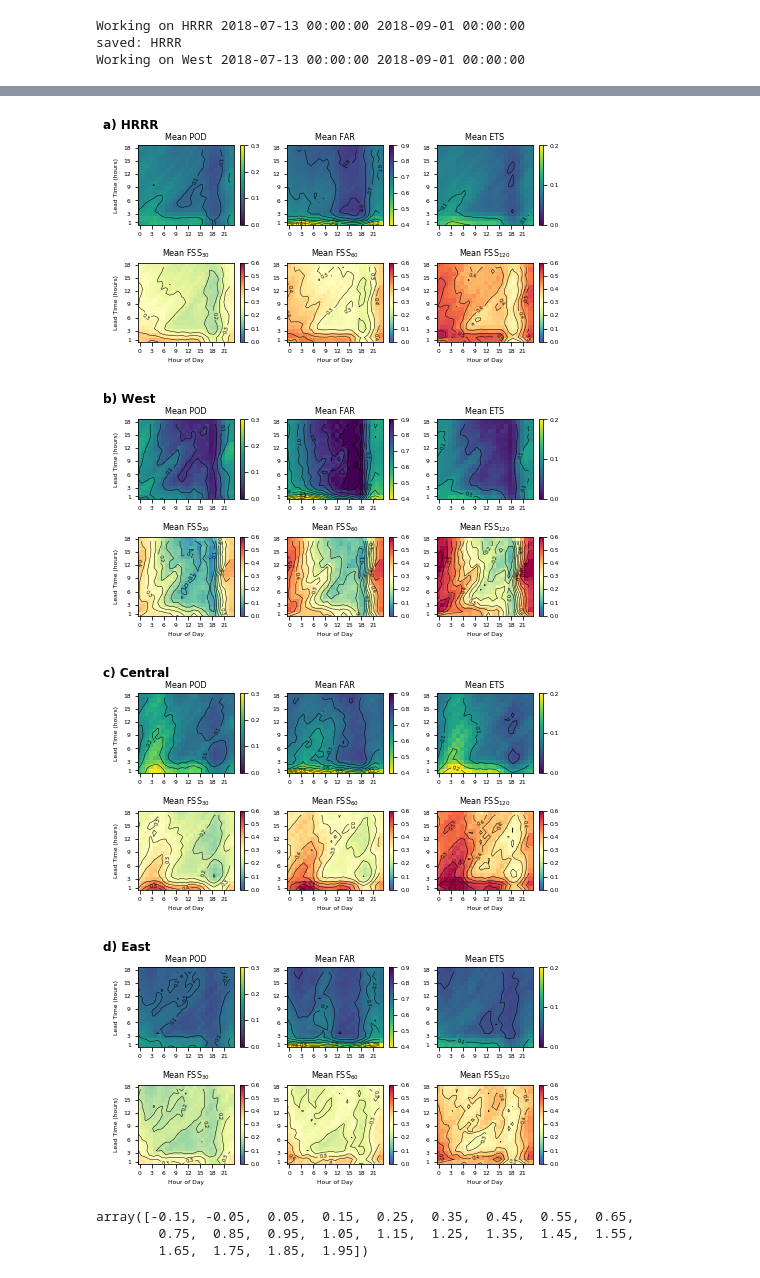
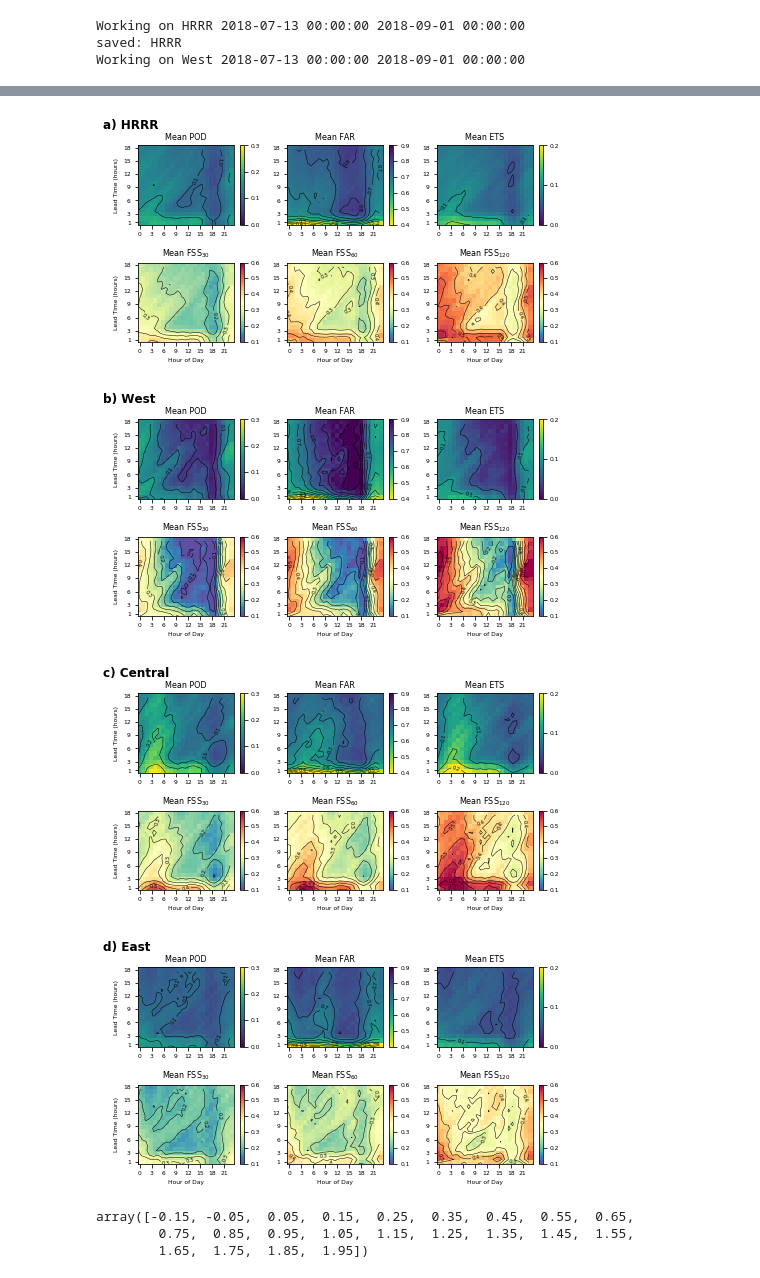
Before and after one commit to blaylockbk/pyBKB_v3, a Jupyter notebook: publications/GLM_HRRR/Fig-07_Hovmoller.ipynb, the cells around one changed output, grey strips where cells are left out. Cells and saved outputs as stored; diff of their text form; code cells hidden in the pictures.

```diff
--- a/publications/GLM_HRRR/Fig-07_Hovmoller.ipynb
+++ b/publications/GLM_HRRR/Fig-07_Hovmoller.ipynb
@@ -183,7 +183,7 @@ for DOMAIN, label in zip(domains, labels):
              [2, CT['ETS'], .2, 0, 'viridis', 'ETS']]
 
     for idx, r in zip(range(3,3+len(radii)), radii):
-        plots.append([idx, FSS[r]['FSS'], .6, 0, 'Spectral_r', r'FSS$\mathregular{_{%s}}$' % (r*3)])
+        plots.append([idx, FSS[r]['FSS'], .6, .1, 'Spectral_r', r'FSS$\mathregular{_{%s}}$' % (r*3)])
 
 
     fig, axes = plt.subplots(2,3)
@@ -215,37 +215,37 @@ for DOMAIN, label in zip(domains, labels):
         plt.title('Mean %s' % name)
 
     plt.suptitle('%s %s' % (label, DOMAIN), y=1.01, x=0, ha='left', fontsize=12)
     fig.tight_layout()
 
     plt.savefig('./figs/Fig-07%s_HOV_skill_%s.png' % (label[0],DOMAIN))
     print('saved:', DOMAIN)
 
     #if DOMAIN != 'HRRR':
     #    plt.close()
 
 print('Sta Date:', sDATE.strftime('%H%M UTC %d %B %Y'))
 print('End Date:', eDATE.strftime('%H%M UTC %d %B %Y'))
 
 # Numnber of samples
 print('Contingency Table Samples:', len(CT['DATES']))
 print('       FSS Scores Samples:', len(FSS[10]['DATES']))
 # %% [output]
 Working on HRRR 2018-07-13 00:00:00 2018-09-01 00:00:00
 saved: HRRR
 Working on West 2018-07-13 00:00:00 2018-09-01 00:00:00
 saved: West
 Working on Central 2018-07-13 00:00:00 2018-09-01 00:00:00
 saved: Central
 Working on East 2018-07-13 00:00:00 2018-09-01 00:00:00
 saved: East
 Sta Date: 0000 UTC 13 July 2018
 End Date: 0000 UTC 01 September 2018
 Contingency Table Samples: 50
        FSS Scores Samples: 50
-[figure, old version]
+[figure, new version]
-[figure, old version]
+[figure, new version]
-[figure, old version]
+[figure, new version]
-[figure, old version]
+[figure, new version]
 # %%
 np.arange(-.15,2,.1)
 # %% [output]
```
Also changed, not shown: 31 other files.
